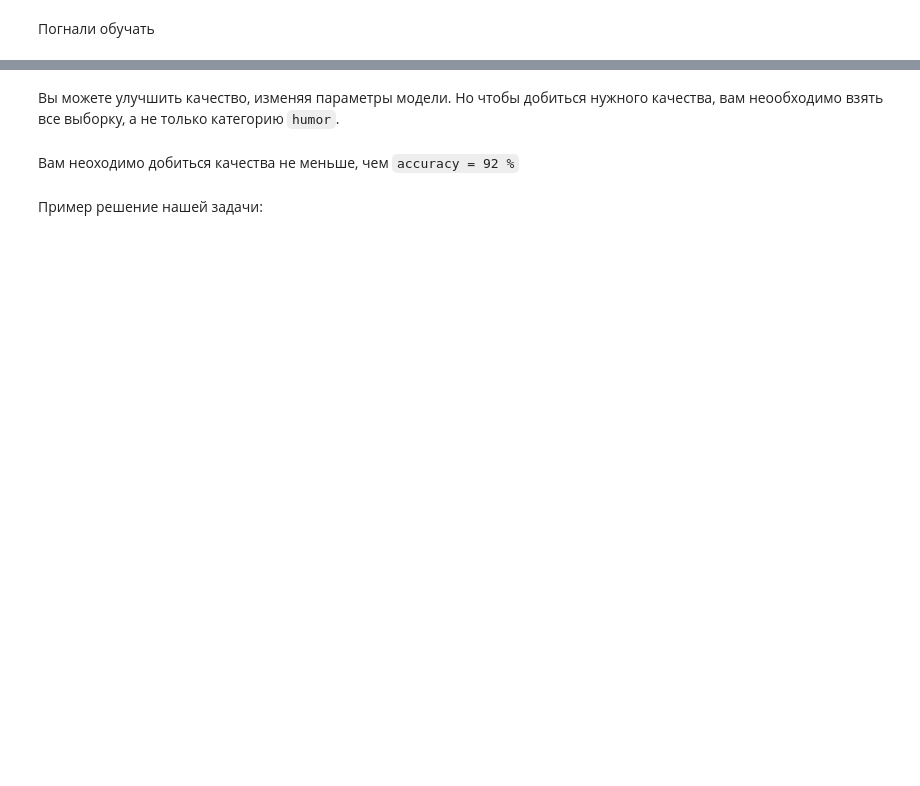
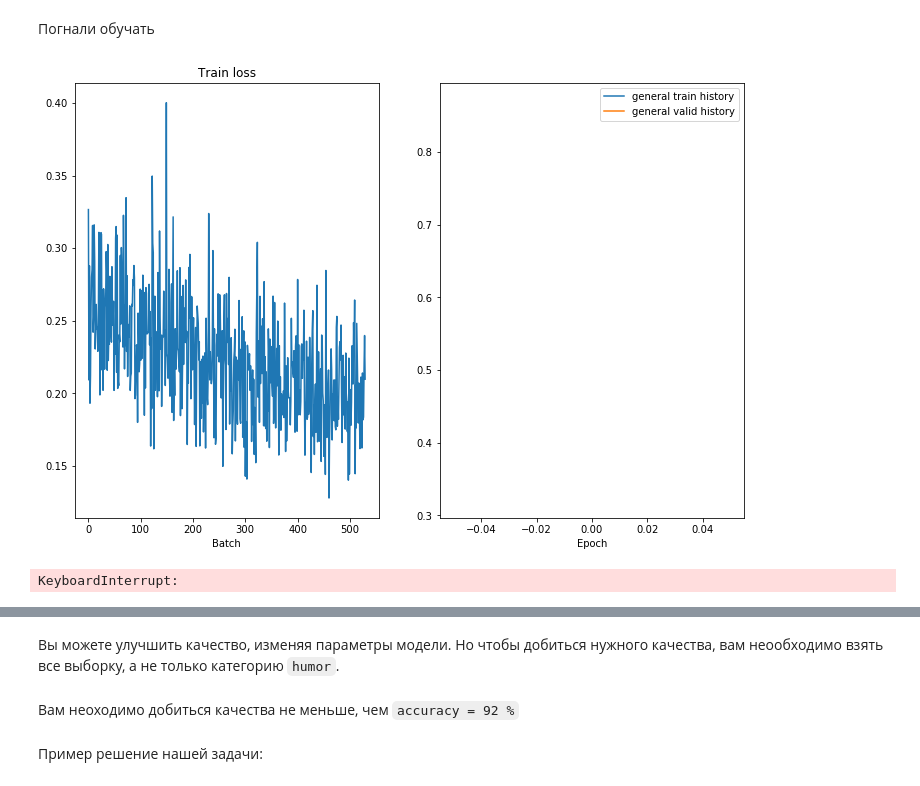
Before and after one commit to nuramatov/dls2, a Jupyter notebook: 7. Домашнее задание. Language Model/[homework]language_model.ipynb, the cells around one changed output, grey strips where cells are left out. Cells and saved outputs as stored; diff of their text form; code cells hidden in the pictures; blank space fills up the shorter version.

```diff
--- a/7. Домашнее задание. Language Model/[homework]language_model.ipynb
+++ b/7. Домашнее задание. Language Model/[homework]language_model.ipynb
@@ -636,9 +666,7 @@ def train(model, iterator, optimizer, criterion, clip, train_history=None, valid
 
     epoch_loss = 0
     history = []
-    for i, batch in enumerate(iterator):Вопрос
-
-        '''your code'''
+    for i, batch in enumerate(iterator):
 
         optimizer.zero_grad()
 
@@ -728,34 +756,37 @@ import matplotlib.pyplot as plt
 %matplotlib inline
 from IPython.display import clear_output
 
 train_history = []
 valid_history = []
 
-N_EPOCHS = 60
+N_EPOCHS = 2
 CLIP = 10
 
 best_valid_loss = float('inf')
 
 for epoch in range(N_EPOCHS):
 
     start_time = time.time()
 
     train_loss = train(model, train_iterator, optimizer, criterion, CLIP, train_history, valid_history)
     valid_loss = evaluate(model, valid_iterator, criterion)
 
     end_time = time.time()
 
     epoch_mins, epoch_secs = epoch_time(start_time, end_time)
 
     if valid_loss < best_valid_loss:
         best_valid_loss = valid_loss
         torch.save(model.state_dict(), 'best-val-model.pt')
 
     train_history.append(train_loss)
     valid_history.append(valid_loss)
     print(f'Epoch: {epoch+1:02} | Time: {epoch_mins}m {epoch_secs}s')
     print(f'\tTrain Loss: {train_loss:.3f} | Train PPL: {math.exp(train_loss):7.3f}')
     print(f'\t Val. Loss: {valid_loss:.3f} |  Val. PPL: {math.exp(valid_loss):7.3f}')
+# %% [output]
+[figure, added]
+KeyboardInterrupt:
 # %%
 def accuracy_model(model, iterator):
     model.eval()
```
Also changed, not shown: parts of 15 cells of this notebook.
